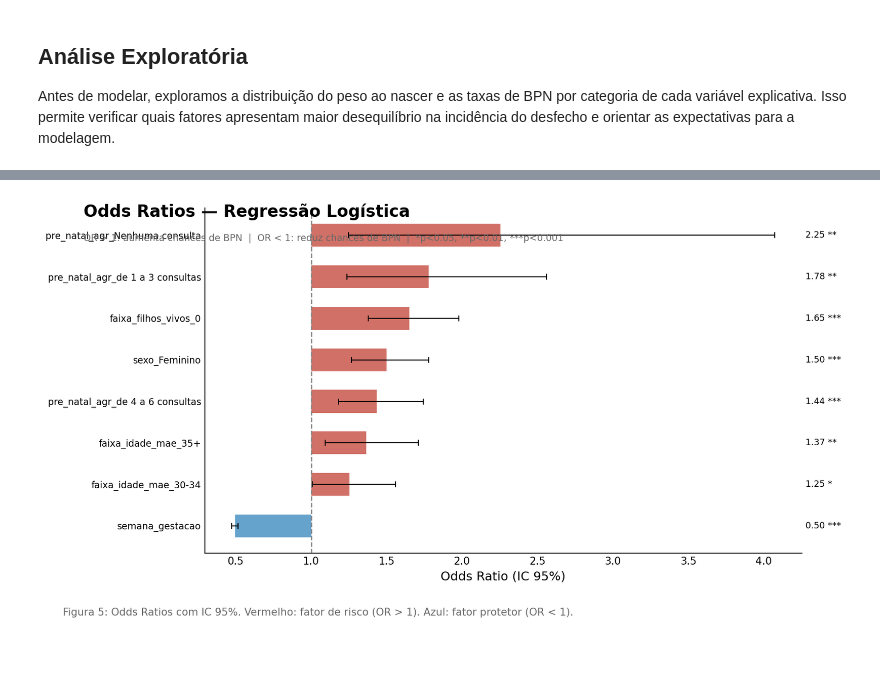
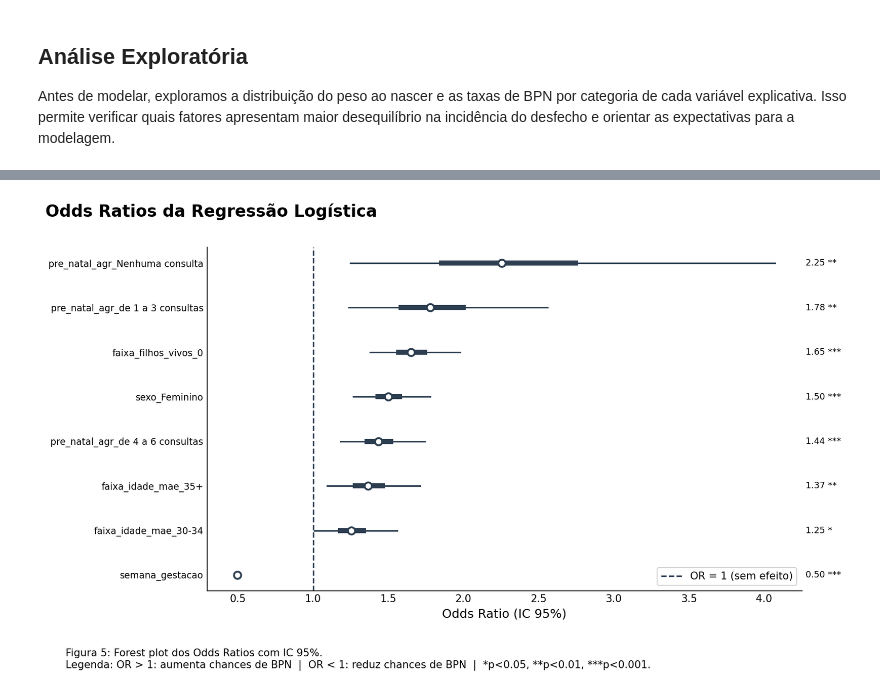
Before and after one commit to getrolucas/projects, a Jupyter notebook: nbs/fatores-influencia-baixo-peso-ao-nascer.ipynb, the cells around one changed output, grey strips where cells are left out. Saved outputs shown, nothing was run; the diff lists cells and outputs as text; code cells hidden in the pictures; blank space fills up the shorter version.

```diff
--- a/nbs/fatores-influencia-baixo-peso-ao-nascer.ipynb
+++ b/nbs/fatores-influencia-baixo-peso-ao-nascer.ipynb
@@ -58,7 +60,4 @@ Os dados utilizados provêm do **SINASC (Sistema de Informações sobre Nascidos
 # %%
-# Dados do SINASC — Declarações de Nascidos Vivos, Rio Grande do Norte, 2023
-# Fonte: DATASUS/Ministério da Saúde — https://datasus.saude.gov.br/
-df_raw = pd.read_csv("../data/dados.csv", sep=",", low_memory=False)
-print(f"Registros carregados: {df_raw.shape[0]:,} | Variáveis: {df_raw.shape[1]}")
-df_raw.head(3)
+df = pd.read_csv("../data/declaracao_nascidos_vivos.csv", sep=",", low_memory=False)
+df.head(5)
 # %% [output]
@@ -572,7 +502,6 @@ def backward_stepwise_lr(X, y, alpha=0.05):
         X_full = sm.add_constant(X[features], has_constant="add")
         model_full = sm.GLM(y, X_full, family=sm.families.Binomial()).fit(disp=False)
 
-        # p-valor LR para cada variável: quanto a log-verossimilhança cai sem ela
         p_values = {}
         for feat in features:
             remaining = [f for f in features if f != feat]
@@ -595,10 +524,7 @@ def backward_stepwise_lr(X, y, alpha=0.05):
     return sm.GLM(y, X_final, family=sm.families.Binomial()).fit(disp=False), features
 
 
-# Executar seleção backward stepwise no conjunto de treino
-model_lr, selected_features = backward_stepwise_lr(X_train_lr, y_train)
-
-print(f"Variáveis selecionadas ({len(selected_features)}):")
-for f in selected_features:
-    print(f"  {f}")
+# executando seleção backward stepwise no conjunto de treino
+model, selected_features = backward_stepwise_lr(X_train_lr, y_train)
+selected_features
 # %% [output]
@@ -614,6 +539,5 @@ Variáveis selecionadas (8):
 # %%
-def plot_odds_ratio(model, title="Odds Ratios — Regressão Logística"):
-    """Forest plot de Odds Ratios com IC 95%."""
+def plot_odds_ratio(model):
     params = model.params.drop("const")
     conf = model.conf_int().drop("const")
     p_vals = model.pvalues.drop("const")
@@ -628,57 +552,80 @@ def plot_odds_ratio(model, title="Odds Ratios — Regressão Logística"):
     ).sort_values("OR")
 
     fig, ax = plt.subplots(figsize=(11, max(5, len(or_df) * 0.48 + 1.5)))
+
     fig.subplots_adjust(left=0.38, right=0.92, top=0.88, bottom=0.1)
-
-    fig.text(x=0.06, y=0.95, s=title, fontsize=16, fontweight="bold", ha="left")
     fig.text(
-        x=0.06,
-        y=0.89,
-        s="OR > 1: aumenta chances de BPN  |  OR < 1: reduz chances de BPN  |  *p<0.05, **p<0.01, ***p<0.001",
-        fontsize=9,
-        color="dimgray",
+        x=0.01,
+        y=1.05,
+        s="Odds Ratios da Regressão Logística",
+        fontsize=16,
+        fontweight="bold",
         ha="left",
     )
 
     y_pos = list(range(len(or_df)))
-    colors = ["#c0392b" if v > 1 else "#2980b9" for v in or_df["OR"]]
 
-    ax.barh(y_pos, or_df["OR"] - 1, left=1, color=colors, alpha=0.72, height=0.55)
-    ax.errorbar(
-        or_df["OR"],
-        y_pos,
-        xerr=[or_df["OR"] - or_df["lower"], or_df["upper"] - or_df["OR"]],
-        fmt="none",
-        color="black",
-        capsize=3,
-        linewidth=1,
+    for i, (_, row) in enumerate(or_df.iterrows()):
+        ax.plot(
+            [row["lower"], row["upper"]], [i, i], color=cinza, linewidth=1.5, zorder=2
+        )
+        se = (np.log(row["upper"]) - np.log(row["lower"])) / (2 * 1.96)
+        inner_lo = np.exp(np.log(row["OR"]) - 0.674 * se)
+        inner_hi = np.exp(np.log(row["OR"]) + 0.674 * se)
+        ax.plot(
+            [inner_lo, inner_hi],
+            [i, i],
+            color=cinza,
+            linewidth=5,
+            zorder=3,
+            solid_capstyle="butt",
+        )
+        ax.plot(
+            row["OR"],
+            i,
+            "o",
+            color=cinza,
+            markerfacecolor="white",
+            markeredgewidth=1.8,
+            markersize=7,
+            zorder=5,
+        )
+
+    # linhas de referência
+    ax.axvline(
+        1,
+        color=cinza,
+        linewidth=1.4,
+        linestyle="--",
+        zorder=1,
+        label="OR = 1 (sem efeito)",
     )
-    ax.axvline(1, color="gray", linewidth=1.2, linestyle="--")
     ax.set_yticks(y_pos)
     ax.set_yticklabels(or_df.index, fontsize=9)
     ax.set_xlabel("Odds Ratio (IC 95%)", fontdict=fontdict)
     ax.tick_params(length=0)
+    ax.legend()
+    x_max = or_df["upper"].max()
 
-    x_max = or_df["upper"].max()
     for i, (_, row) in enumerate(or_df.iterrows()):
         sig = (
             "***"
             if row["p_value"] < 0.001
             else "**" if row["p_value"] < 0.01 else "*" if row["p_value"] < 0.05 else ""
         )
         ax.text(x_max * 1.05, i, f"{row['OR']:.2f} {sig}", va="center", fontsize=8.5)
 
     add_caption(
         fig,
-        "Figura 5: Odds Ratios com IC 95%. "
-        "Vermelho: fator de risco (OR > 1). Azul: fator protetor (OR < 1).",
+        "Figura 5: Forest plot dos Odds Ratios com IC 95%.\n"
+        "Legenda: OR > 1: aumenta chances de BPN  |  OR < 1: reduz chances de BPN  |  *p<0.05, **p<0.01, ***p<0.001.",
     )
     plt.tight_layout()
     plt.show()
 
 
 plot_odds_ratio(model_lr)
 # %% [output]
-[figure, old version]
+[figure, new version]
 # %%
 def evaluate_model(model_name, y_true, y_prob, threshold=0.5):
```
Also changed, not shown: parts of 33 cells of this notebook, 2 other files.
